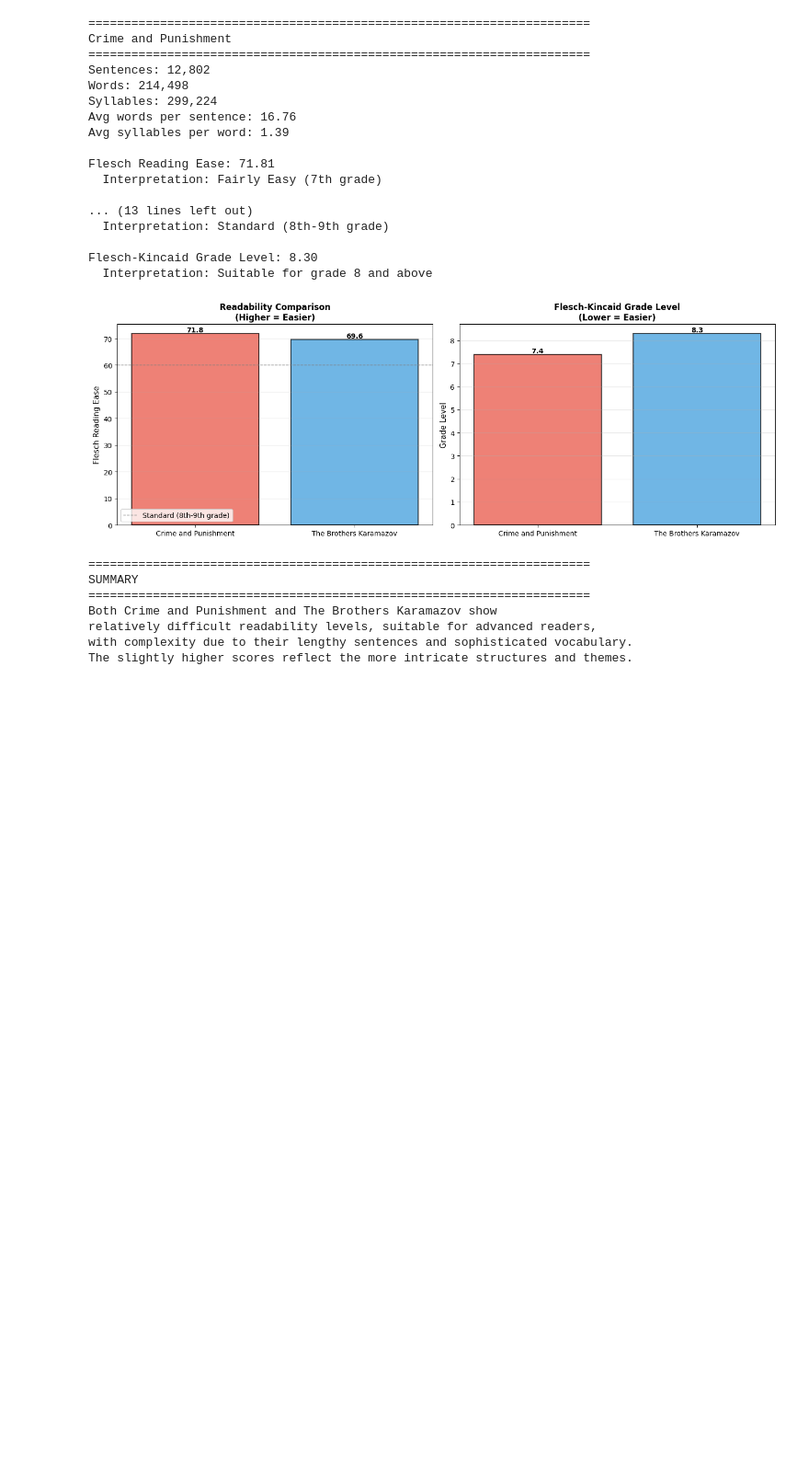
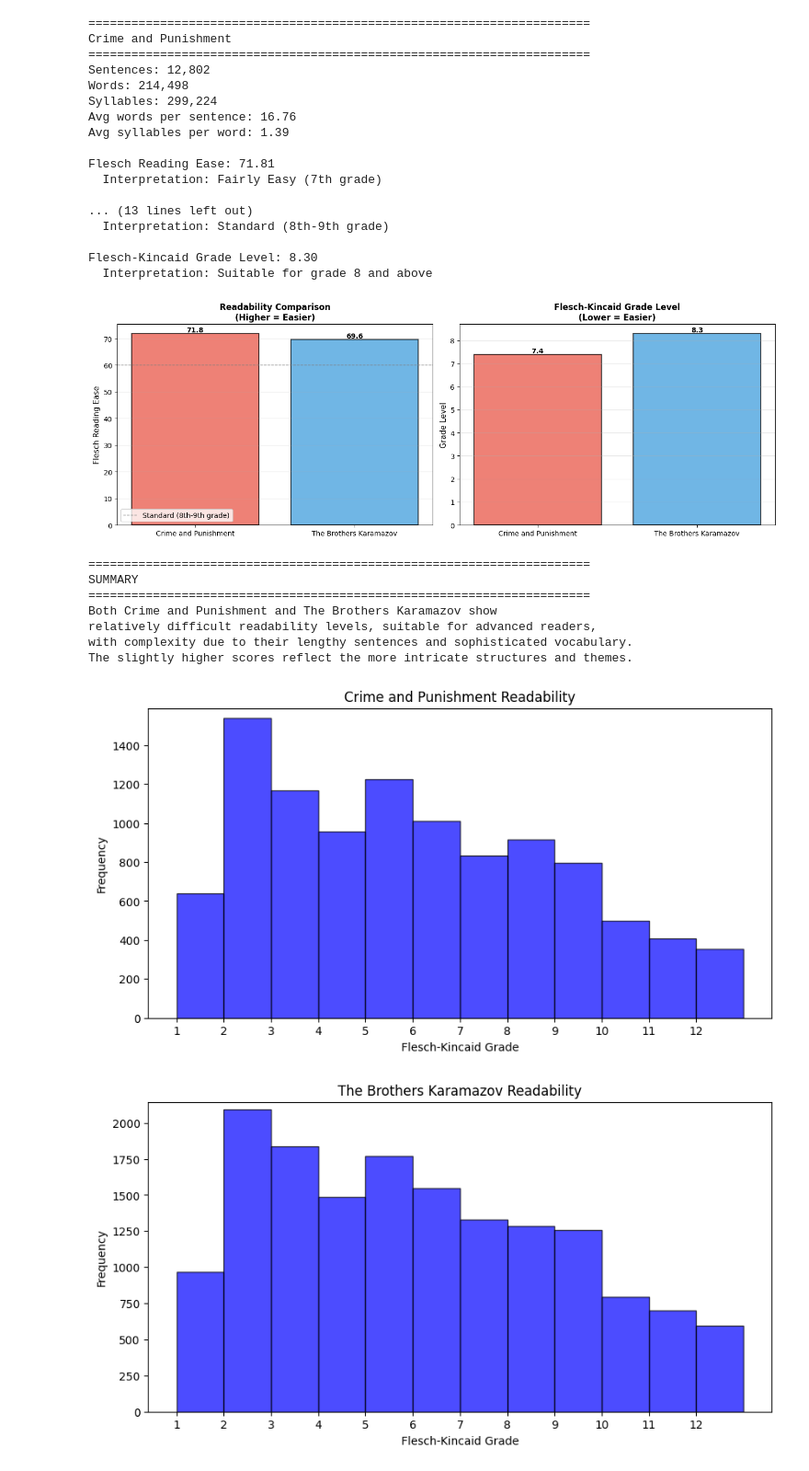
Before and after one commit to NLP-M-A-D/applied-NLP-week3, a Jupyter notebook: notebooks/2_AppliedNLP_Session3_Readability.ipynb, the cells around one changed output. Shown at 92% size. Cells and saved outputs as stored; diff of their text form; code cells hidden in the pictures; blank space fills up the shorter version.

```diff
--- a/notebooks/2_AppliedNLP_Session3_Readability.ipynb
+++ b/notebooks/2_AppliedNLP_Session3_Readability.ipynb
@@ -198,3 +198,66 @@ Both Crime and Punishment and The Brothers Karamazov show
 relatively difficult readability levels, suitable for advanced readers,
 with complexity due to their lengthy sentences and sophisticated vocabulary.
 The slightly higher scores reflect the more intricate structures and themes.
+# %%
+import textstat
+import spacy
+import matplotlib.pyplot as plt
+import numpy as np
+
+# Load the spaCy model for tokenization
+nlp = spacy.load("en_core_web_sm")
+
+# Increase the maximum text length that spaCy can handle
+nlp.max_length = 2000000  # Set a larger max_length to handle longer texts
+
+# Function to read text files
+def load_book(file_path):
+    with open(file_path, 'r', encoding='utf-8') as file:
+        return file.read()
+
+# Function to calculate readability scores for each sentence
+def readability_metrics(text):
+    doc = nlp(text)
+    sentences = list(doc.sents)  # Split the text into sentences
+    readability_scores = []
+
+    for sentence in sentences:
+        sentence_text = sentence.text.strip()
+        if sentence_text:  # Ensure non-empty sentences are processed
+            fk_score = textstat.flesch_kincaid_grade(sentence_text)
+            readability_scores.append(fk_score)
+
+    return readability_scores
+
+# Example texts (use the actual text content)
+crime_text = load_book('../data/Crime-punishment.txt')
+brothers_text = load_book('../data/The-BrothersKaramazov.txt')
+
+# Calculate readability metrics for both books
+crime_punishment_scores = readability_metrics(crime_text)
+brothers_karamazov_scores = readability_metrics(brothers_text)
+
+# Plot the Flesch-Kincaid readability scores for comparison
+def plot_readability(scores, title):
+    # Create a histogram with more appropriate bin size
+    fig, ax = plt.subplots(figsize=(10, 5))
+    ax.hist(scores, bins=range(1, 14), edgecolor='black', color='blue', alpha=0.7)
+
+    # Set the limits for y-axis to make sure readability is visible clearly
+    ax.set_ylim(0, max(np.histogram(scores, bins=range(1, 14))[0]) + 50)
+
+    # Add labels, title, and custom axis ticks
+    ax.set_title(title)
+    ax.set_xlabel("Flesch-Kincaid Grade")
+    ax.set_ylabel("Frequency")
+    ax.set_xticks(range(1, 13))  # Flesch-Kincaid scores from 1 to 12
+    ax.set_xticklabels([str(i) for i in range(1, 13)])
+
+    plt.show()
+
+# Plot readability comparison for both texts
+plot_readability(crime_punishment_scores, "Crime and Punishment Readability")
+plot_readability(brothers_karamazov_scores, "The Brothers Karamazov Readability")
+# %% [output]
+[figure, added]
+[figure, added]
```
Also changed, not shown: 1 other file.
